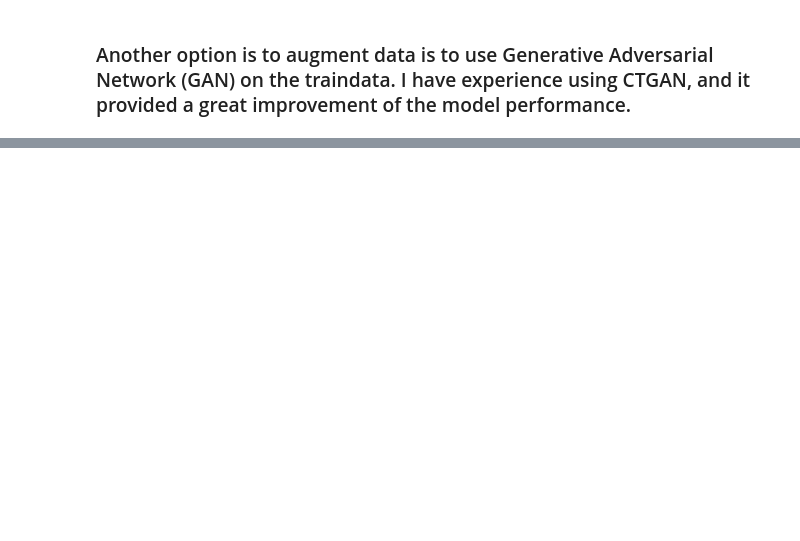
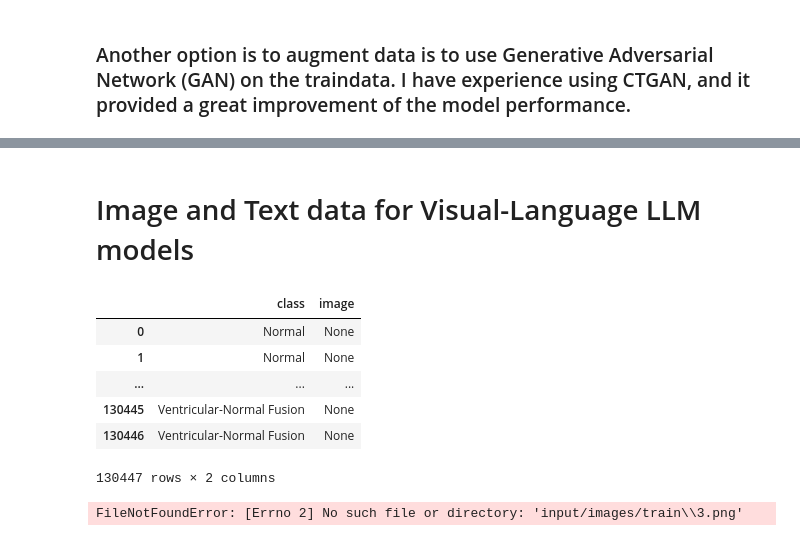
Before and after one commit to ramm777/ECG_Categorization, a Jupyter notebook: 1_Data_Processing.ipynb, the cells around one changed output, grey strips where cells are left out. Drawn from its saved outputs; the diff is of its cells as text; code cells hidden in the pictures; blank space fills up the shorter version.

```diff
--- a/1_Data_Processing.ipynb
+++ b/1_Data_Processing.ipynb
@@ -143,0 +224,38 @@ df_mitbih_test.to_csv('input/mitbih_test_renamed.csv')
+# %% [markdown]
+# Image and Text data for Visual-Language LLM models
+# %%
+df_train = pd.read_csv('input/mitbih_train_resampled.csv', usecols=['class'])
+df_test  = pd.read_csv('input/mitbih_test_renamed.csv', usecols=['class'])
+
+df_train['image'] = None
+df_test['image']  = None
+
+df_train
+# %% [output]
+|  | class | image |
+| 0 | Normal | None |
+| 1 | Normal | None |
+| ... | ... | ... |
+| 130445 | Ventricular-Normal Fusion | None |
+| 130446 | Ventricular-Normal Fusion | None |
+130447 rows × 2 columns
+# %%
+path_images_train = 'input/images/train'
+path_images_test  = 'input/images/test'
+
+for index in df_train.index:
+    image_file = f'{index}.png'
+    image_path = os.path.join(path_images_train, image_file)
+    image = Image.open(image_path)
+    image_rgb = image.convert('L') # Grey scale
+    df_train.loc[index, 'image'] = image_rgb
+
+
+for index in df_test.index:
+    image_file = f'{index}.png'
+    image_path = os.path.join(path_images_test, image_file)
+    image = Image.open(image_path)
+    image_rgb = image.convert('L') # Grey scale
+    df_test.loc[index, 'image'] = image_rgb
+# %% [output]
+FileNotFoundError: [Errno 2] No such file or directory: 'input/images/train\\3.png'
```
Also changed, not shown: parts of 15 cells of this notebook.
